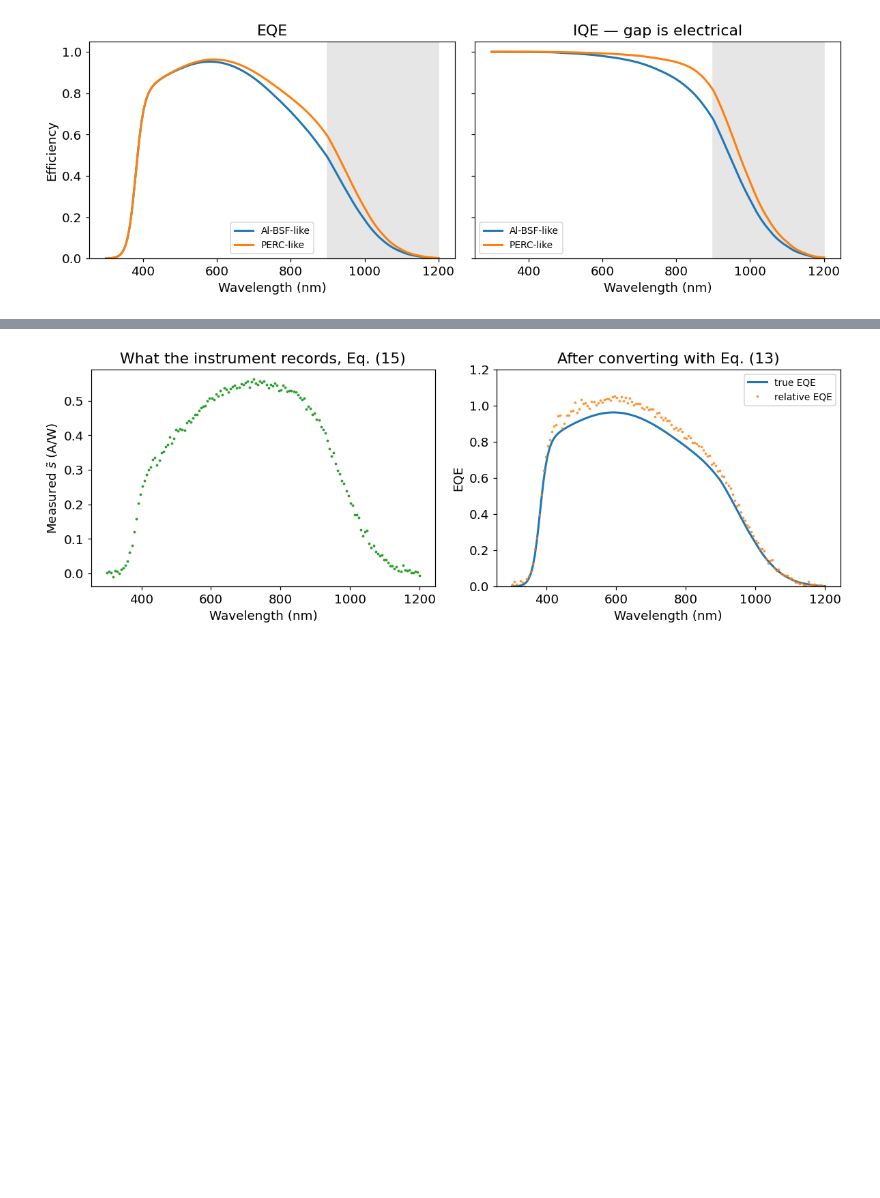
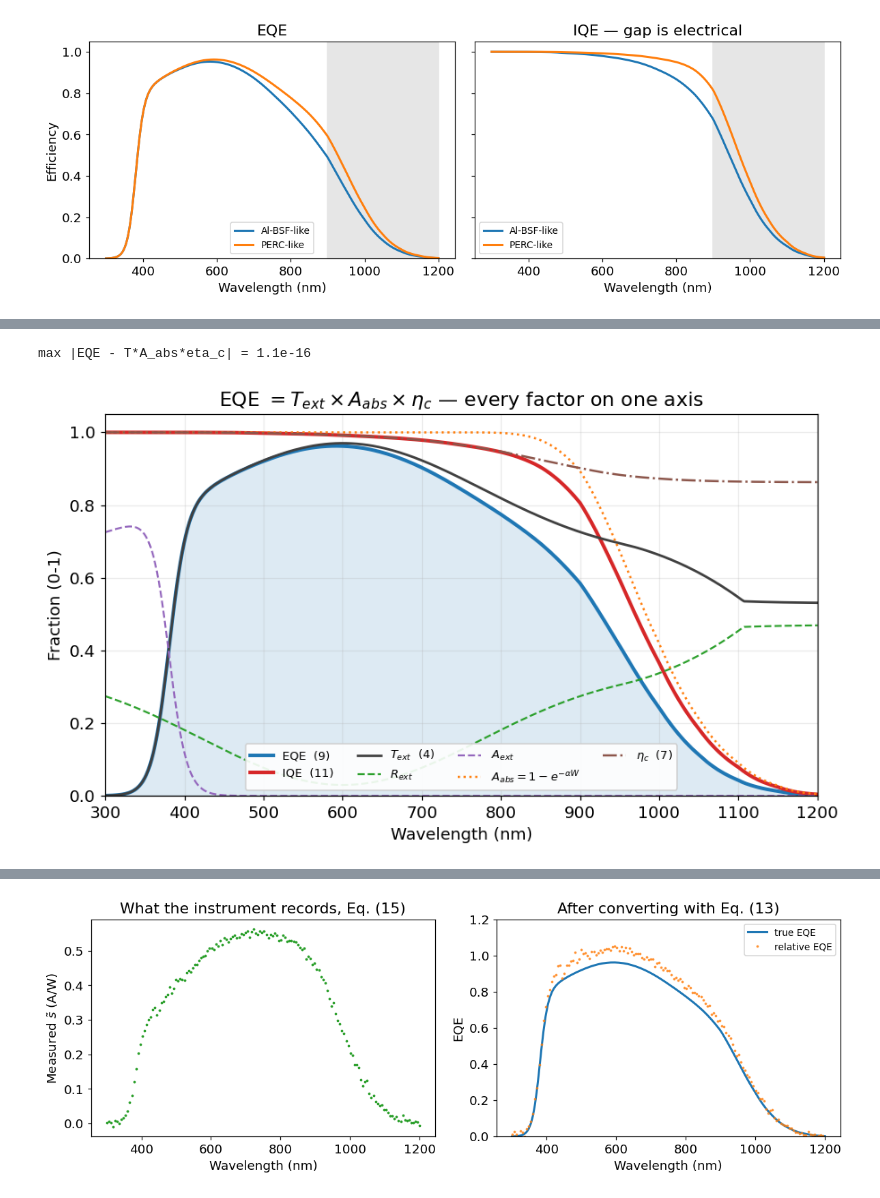
Before and after one commit to Oxford-eMat-Lab/semiconductor-characterisation, a Jupyter notebook: EQE/eqe_analysis.ipynb, the cells around one changed output, grey strips where cells are left out. Cells and saved outputs as stored; diff of their text form; code cells hidden in the pictures; blank space fills up the shorter version.

Commit message:
eqe plot added

```diff
--- a/EQE/eqe_analysis.ipynb
+++ b/EQE/eqe_analysis.ipynb
@@ -623 +691,33 @@ Jsc PERC-like   : 29.07 mA/cm^2
+# %%
+wl, W = np.linspace(300, 1200, 400), 160.0
+
+eqe = eh.eqe_spectrum(wl, W_um=W, L_um=250, S_cm_s=100)
+R = eh.arc_reflectance(wl)                                  # reflected
+A = eh.parasitic_absorptance(wl, reflectance=R)             # absorbed, not useful
+T = eh.external_transmission(wl, reflectance=R)             # Eq. (4)
+iqe = eh.iqe_from_eqe(eqe, R, A)                            # Eq. (11)
+a_abs = 1 - np.exp(-eh.alpha_silicon(wl) * W * 1e-4)        # absorbed within W
+eta_c = np.where(a_abs > 1e-3, iqe / a_abs, np.nan)         # Eq. (18)
+
+fig, ax = plt.subplots(figsize=(8.4, 5))
+ax.fill_between(wl, eqe, color='C0', alpha=0.15)
+for y, kw in [(eqe, dict(c='C0', lw=2.6, label='EQE  (9)')),
+              (iqe, dict(c='C3', lw=2.6, label='IQE  (11)')),
+              (T, dict(c='0.25', lw=1.8, label='$T_{ext}$  (4)')),
+              (R, dict(c='C2', lw=1.4, ls='--', label='$R_{ext}$')),
+              (A, dict(c='C4', lw=1.4, ls='--', label='$A_{ext}$')),
+              (a_abs, dict(c='C1', lw=1.6, ls=':', label=r'$A_{abs}=1-e^{-\alpha W}$')),
+              (eta_c, dict(c='C5', lw=1.6, ls='-.', label=r'$\eta_c$  (7)'))]:
+    ax.plot(wl, y, **kw)
+
+ax.set_xlim(300, 1200); ax.set_ylim(0, 1.05); ax.grid(alpha=0.25)
+ax.set_xlabel('Wavelength (nm)'); ax.set_ylabel('Fraction (0-1)')
+ax.set_title(r'EQE $= T_{ext}\times A_{abs}\times \eta_c$ — every factor on one axis')
+ax.legend(ncol=4, fontsize=8.5, loc='lower center', framealpha=0.9)
+plt.tight_layout(); plt.show()
+
+print(f"max |EQE - T*A_abs*eta_c| = {np.nanmax(np.abs(eqe - T*a_abs*eta_c)):.1e}")
+# %% [output]
+max |EQE - T*A_abs*eta_c| = 1.1e-16
+[figure, added]
 # %% [markdown]
```
Also changed, not shown: parts of 15 cells of this notebook, 5 other files.
